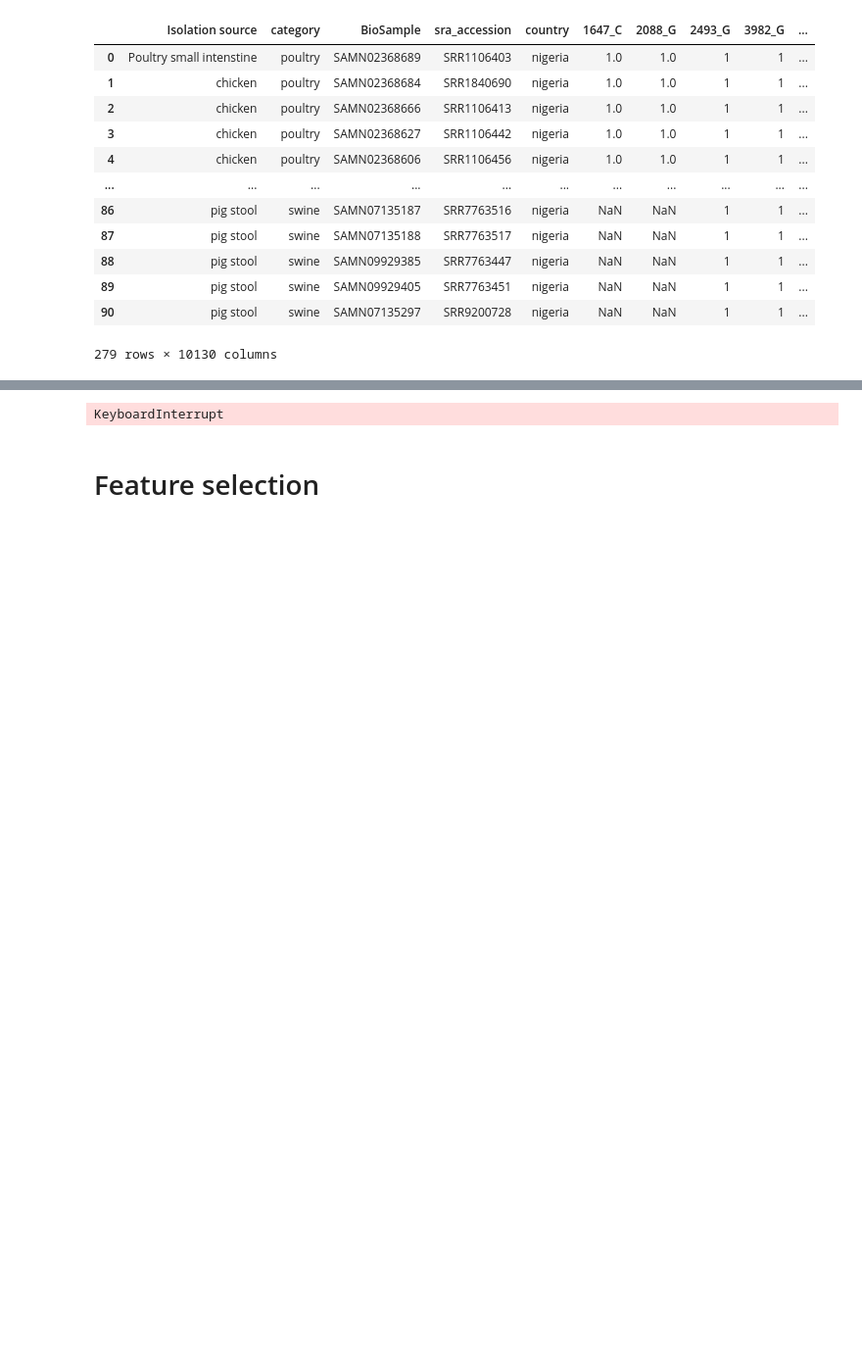
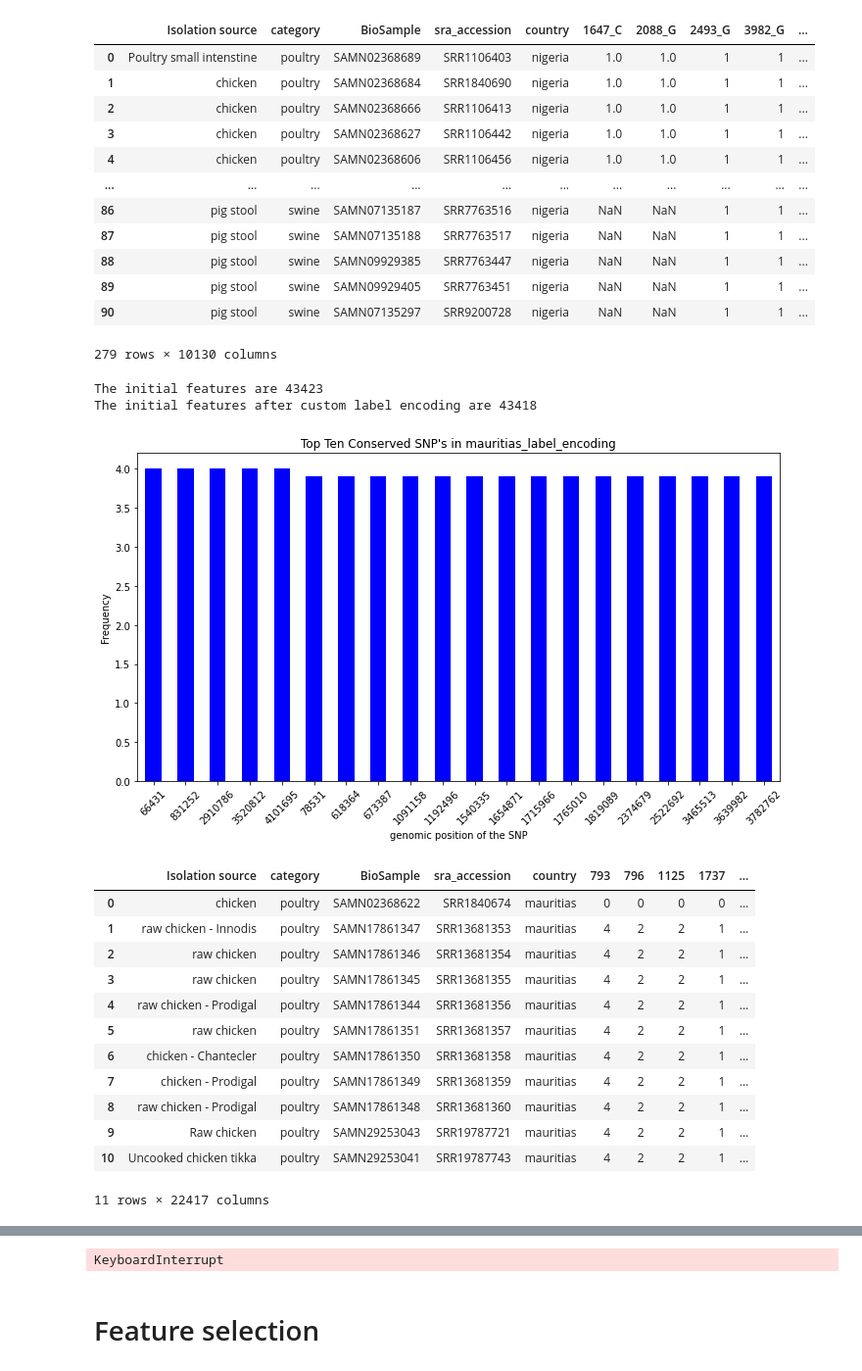
Before and after one commit to omicscodeathon/salmonellaml, a Jupyter notebook: notebooks/dimentionality_reduction_2.ipynb, the cells around one changed output, grey strips where cells are left out. Shown: that part at 98% size. Saved outputs shown, nothing was run; the diff lists cells and outputs as text; code cells hidden in the pictures; blank space fills up the shorter version.

```diff
--- a/notebooks/dimentionality_reduction_2.ipynb
+++ b/notebooks/dimentionality_reduction_2.ipynb
@@ -332,3 +416,26 @@ df_all
 | 89 | pig stool | swine | SAMN09929405 | SRR7763451 | nigeria | NaN | NaN | 1 | 1 | ... |
 | 90 | pig stool | swine | SAMN07135297 | SRR9200728 | nigeria | NaN | NaN | 1 | 1 | ... |
 279 rows × 10130 columns
+# %%
+# load data
+df_mauritias=pd.read_csv("mauritias_processed.csv")
+
+df_mauritias=label_encoding_dim_reduction(df_mauritias,"mauritias_label_encoding")
+df_mauritias
+# %% [output]
+The initial features are 43423
+The initial features after custom label encoding are 43418
+[figure, added]
+|  | Isolation source | category | BioSample | sra_accession | country | 793 | 796 | 1125 | 1737 | ... |
+| 0 | chicken | poultry | SAMN02368622 | SRR1840674 | mauritias | 0 | 0 | 0 | 0 | ... |
+| 1 | raw chicken - Innodis | poultry | SAMN17861347 | SRR13681353 | mauritias | 4 | 2 | 2 | 1 | ... |
+| 2 | raw chicken | poultry | SAMN17861346 | SRR13681354 | mauritias | 4 | 2 | 2 | 1 | ... |
+| 3 | raw chicken | poultry | SAMN17861345 | SRR13681355 | mauritias | 4 | 2 | 2 | 1 | ... |
+| 4 | raw chicken - Prodigal | poultry | SAMN17861344 | SRR13681356 | mauritias | 4 | 2 | 2 | 1 | ... |
+| 5 | raw chicken | poultry | SAMN17861351 | SRR13681357 | mauritias | 4 | 2 | 2 | 1 | ... |
+| 6 | chicken - Chantecler | poultry | SAMN17861350 | SRR13681358 | mauritias | 4 | 2 | 2 | 1 | ... |
+| 7 | chicken - Prodigal | poultry | SAMN17861349 | SRR13681359 | mauritias | 4 | 2 | 2 | 1 | ... |
+| 8 | raw chicken - Prodigal | poultry | SAMN17861348 | SRR13681360 | mauritias | 4 | 2 | 2 | 1 | ... |
+| 9 | Raw chicken | poultry | SAMN29253043 | SRR19787721 | mauritias | 4 | 2 | 2 | 1 | ... |
+| 10 | Uncooked chicken tikka | poultry | SAMN29253041 | SRR19787743 | mauritias | 4 | 2 | 2 | 1 | ... |
+11 rows × 22417 columns
```
Also changed, not shown: parts of 25 cells of this notebook, 2 other files.
